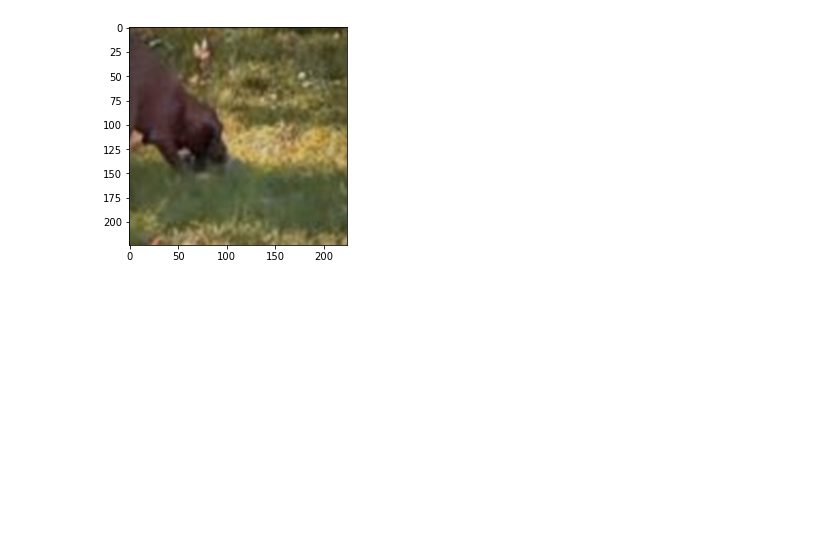
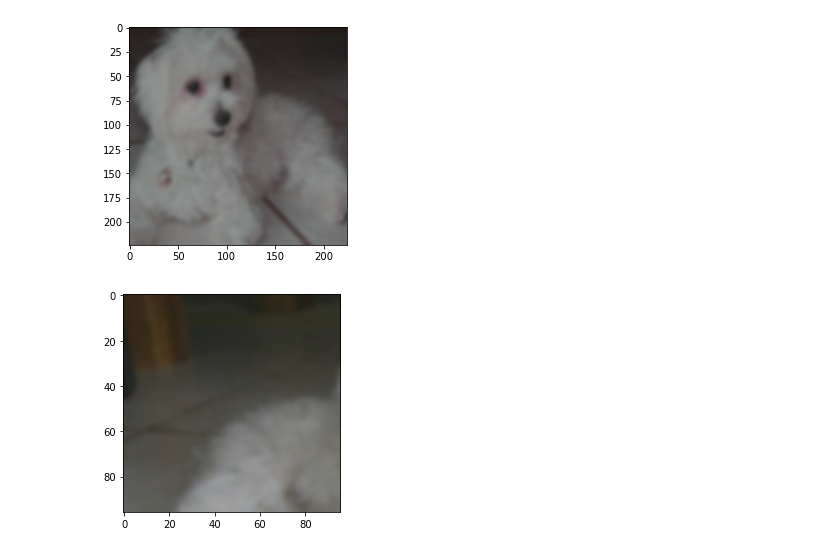
Before and after one commit to mehdidc/dino, a Jupyter notebook: analysis.ipynb, the cells around one changed output. Drawn from its saved outputs; the diff is of its cells as text; code cells hidden in the pictures; blank space fills up the shorter version.

```diff
--- a/analysis.ipynb
+++ b/analysis.ipynb
@@ -137,29 +155,36 @@ df[df.path=="results/imagenet21k_19feb2022/checkpoint.pth"].dropna(axis=1).filte
 # %%
 import wds
 import utils
 from main_dino import DataAugmentationDINO
 from PIL import Image
 import torch
 import matplotlib.pyplot as plt
 class wds_args:
     distributed = False
     batch_size = 1
     train_data = '/p/scratch/ccstdl/cherti1/imagenet-1K-webdataset/train'
     workers = 4
     world_size = 1
     rank = 0
     train_num_samples = 1000
     resampled = True
 transform = DataAugmentationDINO(
     (0.4,1),
     (0.05,0.4),
-    10
+    1
 )
 mean = torch.Tensor([0.485, 0.456, 0.406])
 std = torch.Tensor([0.229, 0.224, 0.225])
 data_loader = wds.get_wds_dataset(wds_args, transform, True,).dataloader
 for x in data_loader:
+    fig = plt.figure()
     plt.imshow(x[0][0].permute(1,2,0) * std + mean)
+    plt.show()
+    fig = plt.figure()
+
+    plt.imshow(x[2][0].permute(1,2,0) * std + mean)
+    plt.show()
     break
 # %% [output]
-[figure, old version]
+[figure, new version]
+[figure, added]
```
Also changed, not shown: parts of 3 cells of this notebook, 1 other file.
